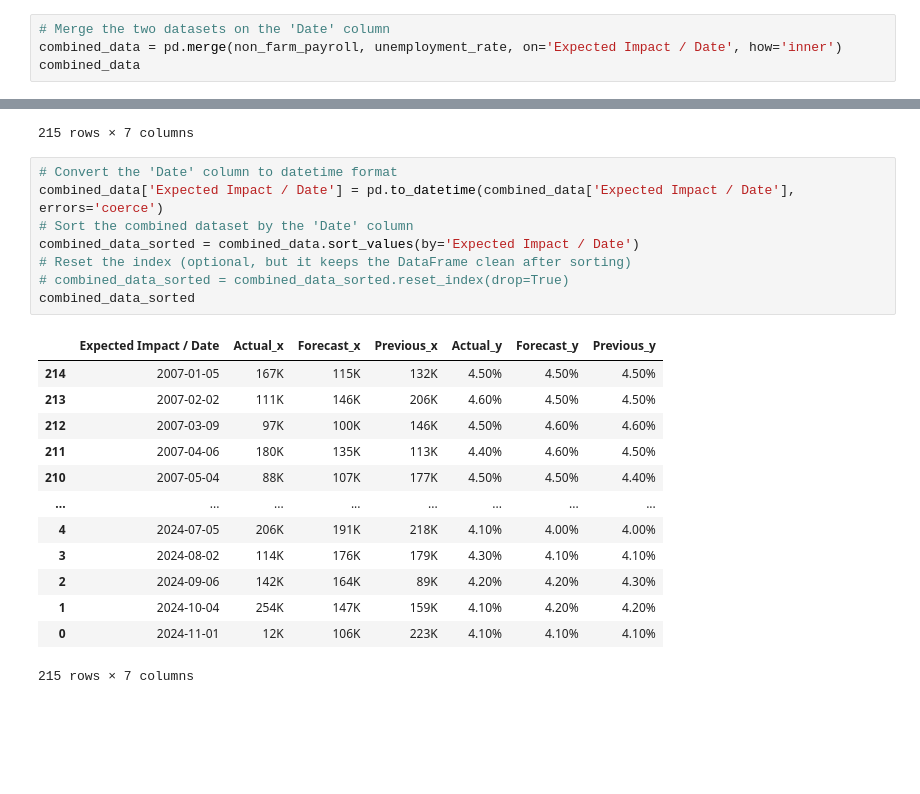
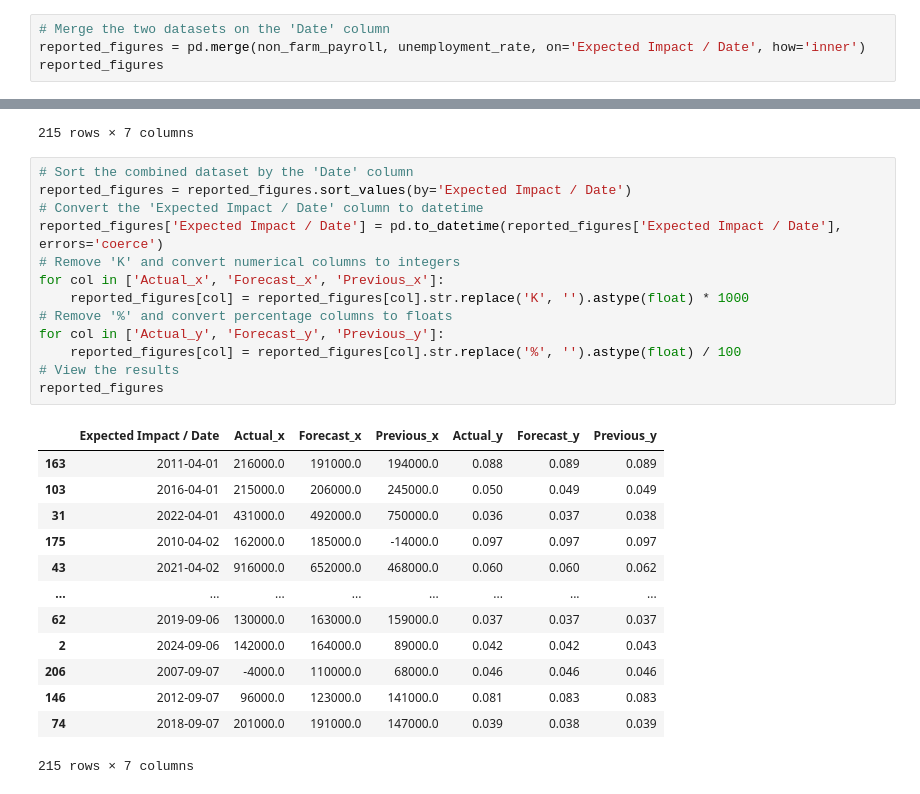
Before and after one commit to marfoky/ASBA-NLP-with-Deep-learning, a Jupyter notebook: News_price_prediction_with_NLP.ipynb, the cells around one changed output, grey strips where cells are left out. Saved outputs shown, nothing was run; the diff lists cells and outputs as text; blank space fills up the shorter version.

```diff
--- a/News_price_prediction_with_NLP.ipynb
+++ b/News_price_prediction_with_NLP.ipynb
@@ -58,8 +59,8 @@ price_df
 45816 rows × 7 columns
 # %%
 # Merge the two datasets on the 'Date' column
-combined_data = pd.merge(non_farm_payroll, unemployment_rate, on='Expected Impact / Date', how='inner')
-combined_data
+reported_figures = pd.merge(non_farm_payroll, unemployment_rate, on='Expected Impact / Date', how='inner')
+reported_figures
 # %% [output]
 |  | Expected Impact / Date | Actual_x | Forecast_x | Previous_x | Actual_y | Forecast_y | Previous_y |
 | 0 | Nov 1, 2024 | 12K | 106K | 223K | 4.10% | 4.10% | 4.10% |
@@ -75,24 +76,29 @@ combined_data
 | 214 | Jan 5, 2007 | 167K | 115K | 132K | 4.50% | 4.50% | 4.50% |
 215 rows × 7 columns
 # %%
-# Convert the 'Date' column to datetime format
-combined_data['Expected Impact / Date'] = pd.to_datetime(combined_data['Expected Impact / Date'], errors='coerce')
 # Sort the combined dataset by the 'Date' column
-combined_data_sorted = combined_data.sort_values(by='Expected Impact / Date')
-# Reset the index (optional, but it keeps the DataFrame clean after sorting)
-# combined_data_sorted = combined_data_sorted.reset_index(drop=True)
-combined_data_sorted
+reported_figures = reported_figures.sort_values(by='Expected Impact / Date')
+# Convert the 'Expected Impact / Date' column to datetime
+reported_figures['Expected Impact / Date'] = pd.to_datetime(reported_figures['Expected Impact / Date'], errors='coerce')
+# Remove 'K' and convert numerical columns to integers
+for col in ['Actual_x', 'Forecast_x', 'Previous_x']:
+    reported_figures[col] = reported_figures[col].str.replace('K', '').astype(float) * 1000
+# Remove '%' and convert percentage columns to floats
+for col in ['Actual_y', 'Forecast_y', 'Previous_y']:
+    reported_figures[col] = reported_figures[col].str.replace('%', '').astype(float) / 100
+# View the results
+reported_figures
 # %% [output]
 |  | Expected Impact / Date | Actual_x | Forecast_x | Previous_x | Actual_y | Forecast_y | Previous_y |
-| 214 | 2007-01-05 | 167K | 115K | 132K | 4.50% | 4.50% | 4.50% |
-| 213 | 2007-02-02 | 111K | 146K | 206K | 4.60% | 4.50% | 4.50% |
-| 212 | 2007-03-09 | 97K | 100K | 146K | 4.50% | 4.60% | 4.60% |
-| 211 | 2007-04-06 | 180K | 135K | 113K | 4.40% | 4.60% | 4.50% |
-| 210 | 2007-05-04 | 88K | 107K | 177K | 4.50% | 4.50% | 4.40% |
+| 163 | 2011-04-01 | 216000.0 | 191000.0 | 194000.0 | 0.088 | 0.089 | 0.089 |
+| 103 | 2016-04-01 | 215000.0 | 206000.0 | 245000.0 | 0.050 | 0.049 | 0.049 |
+| 31 | 2022-04-01 | 431000.0 | 492000.0 | 750000.0 | 0.036 | 0.037 | 0.038 |
+| 175 | 2010-04-02 | 162000.0 | 185000.0 | -14000.0 | 0.097 | 0.097 | 0.097 |
+| 43 | 2021-04-02 | 916000.0 | 652000.0 | 468000.0 | 0.060 | 0.060 | 0.062 |
 | ... | ... | ... | ... | ... | ... | ... | ... |
-| 4 | 2024-07-05 | 206K | 191K | 218K | 4.10% | 4.00% | 4.00% |
-| 3 | 2024-08-02 | 114K | 176K | 179K | 4.30% | 4.10% | 4.10% |
-| 2 | 2024-09-06 | 142K | 164K | 89K | 4.20% | 4.20% | 4.30% |
-| 1 | 2024-10-04 | 254K | 147K | 159K | 4.10% | 4.20% | 4.20% |
-| 0 | 2024-11-01 | 12K | 106K | 223K | 4.10% | 4.10% | 4.10% |
+| 62 | 2019-09-06 | 130000.0 | 163000.0 | 159000.0 | 0.037 | 0.037 | 0.037 |
+| 2 | 2024-09-06 | 142000.0 | 164000.0 | 89000.0 | 0.042 | 0.042 | 0.043 |
+| 206 | 2007-09-07 | -4000.0 | 110000.0 | 68000.0 | 0.046 | 0.046 | 0.046 |
+| 146 | 2012-09-07 | 96000.0 | 123000.0 | 141000.0 | 0.081 | 0.083 | 0.083 |
+| 74 | 2018-09-07 | 201000.0 | 191000.0 | 147000.0 | 0.039 | 0.038 | 0.039 |
 215 rows × 7 columns
```
Also changed, not shown: parts of 13 cells of this notebook, 9 other files.
